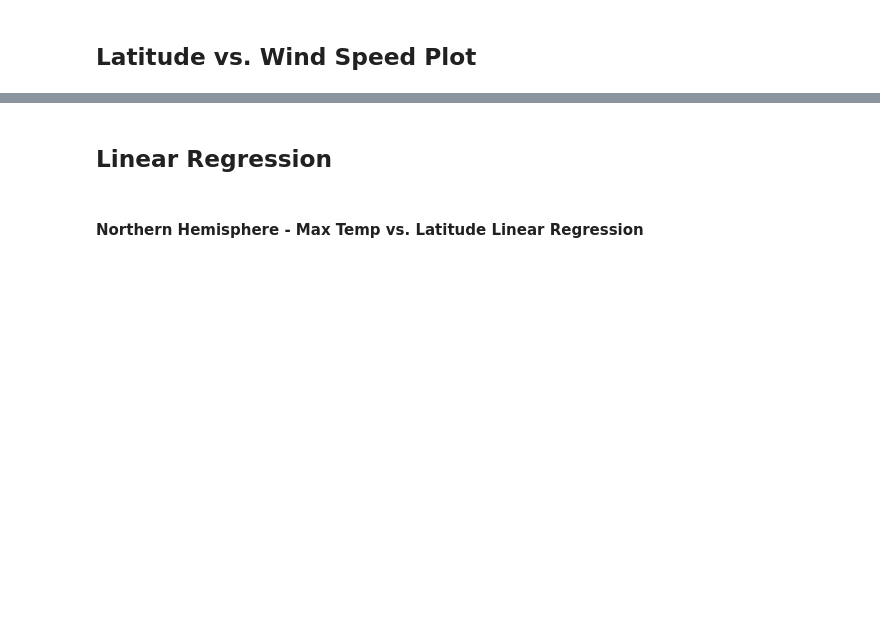
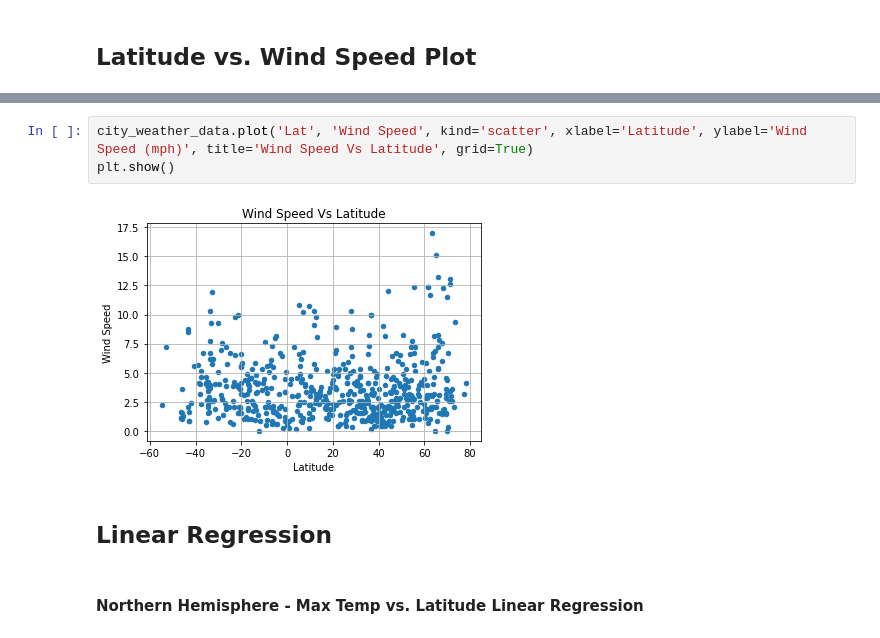
Before and after one commit to mgodfrey48/mapping-hotels, a Jupyter notebook: WeatherPy.ipynb, the cells around one changed output, grey strips where cells are left out. Drawn from its saved outputs; the diff is of its cells as text; blank space fills up the shorter version.

```diff
--- a/WeatherPy.ipynb
+++ b/WeatherPy.ipynb
@@ -199,3 +203,8 @@ Based on the summary table above, there are no cities where humidity > 100%!
+# %%
+city_weather_data.plot('Lat', 'Wind Speed', kind='scatter', xlabel='Latitude', ylabel='Wind Speed (mph)', title='Wind Speed Vs Latitude', grid=True)
+plt.show()
+# %% [output]
+[figure, added]
 # %% [markdown]
 ## Linear Regression
 # %% [markdown]
```
Also changed, not shown: parts of 21 cells of this notebook, 2 other files.
